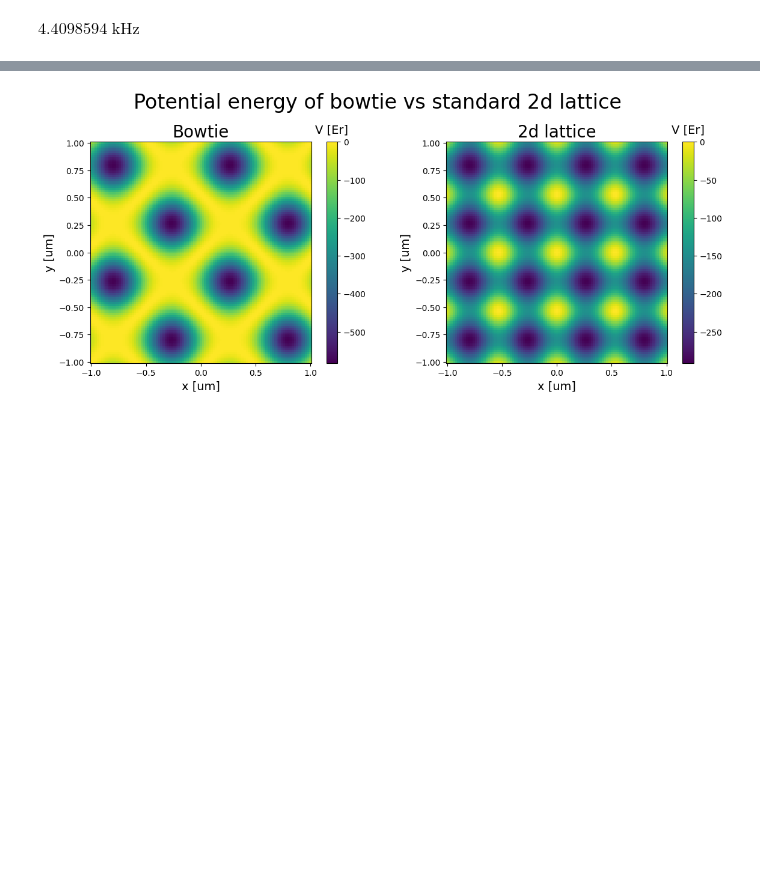
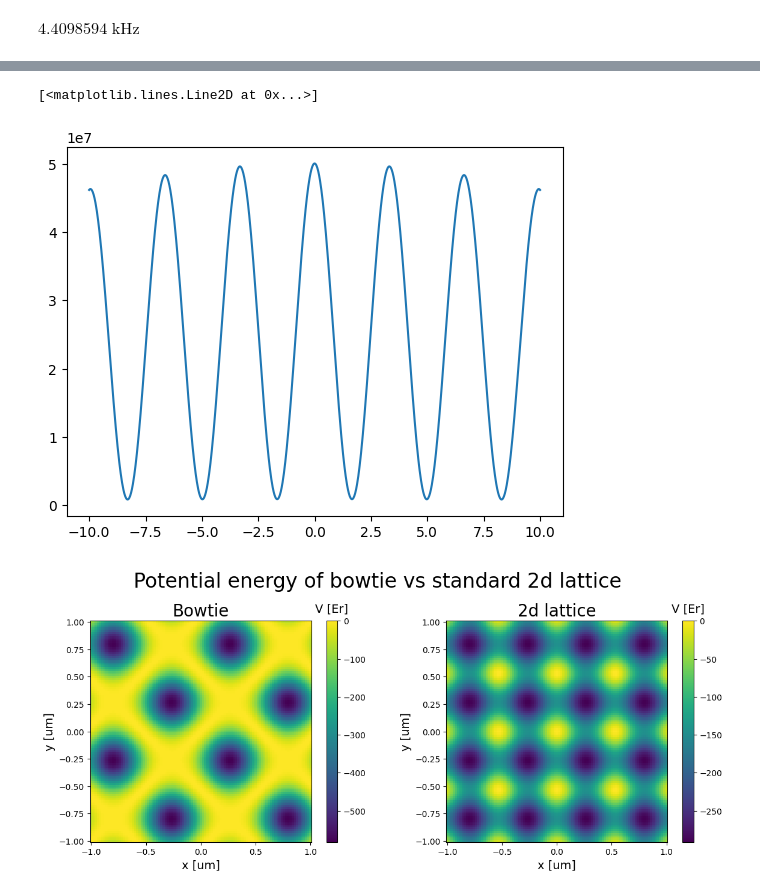
Before and after one commit to lightmat/lightmat, a Jupyter notebook: lattice.ipynb, the cells around one changed output, grey strips where cells are left out. Cells and saved outputs as stored; diff of their text form; code cells hidden in the pictures; blank space fills up the shorter version.

```diff
--- a/lattice.ipynb
+++ b/lattice.ipynb
@@ -73,11 +87,8 @@ d2I_bowtie_dx2 = sp.diff(I_bowtie, x, x)
 # %%
-n = 101
+n = 201
 
-x = np.linspace(-1, 1, n) * u.um
-y = np.linspace(-1, 1, n) * u.um
-z = np.linspace(-100, 100, n) * u.um
+x = np.linspace(-3, 3, n) * u.um
+y = np.linspace(-3, 3, n) * u.um
+z = np.linspace(-3, 3, n) * u.um
 
 X, Y, Z = np.meshgrid(x, y, z, indexing='ij')
-
-I_bowtie = bowtie.I(X, Y, Z)
-I_lat2d = lat2d.I(X, Y, Z)
@@ -84,3 +98,8 @@ I_lat2d = lat2d.I(X, Y, Z)
+# %%
+plt.plot(z, I_z)
+# %% [output]
+[<matplotlib.lines.Line2D at 0x...>]
+[figure, added]
 # %%
 V_bowtie = - (1/(2*eps0*c) * alpha_S12 * I_bowtie).to(u.kHz) / Er
 V_lat2d = - (1/(2*eps0*c) * alpha_S12 * I_lat2d).to(u.kHz) / Er
```
Also changed, not shown: parts of 13 cells of this notebook, 6 other files.
